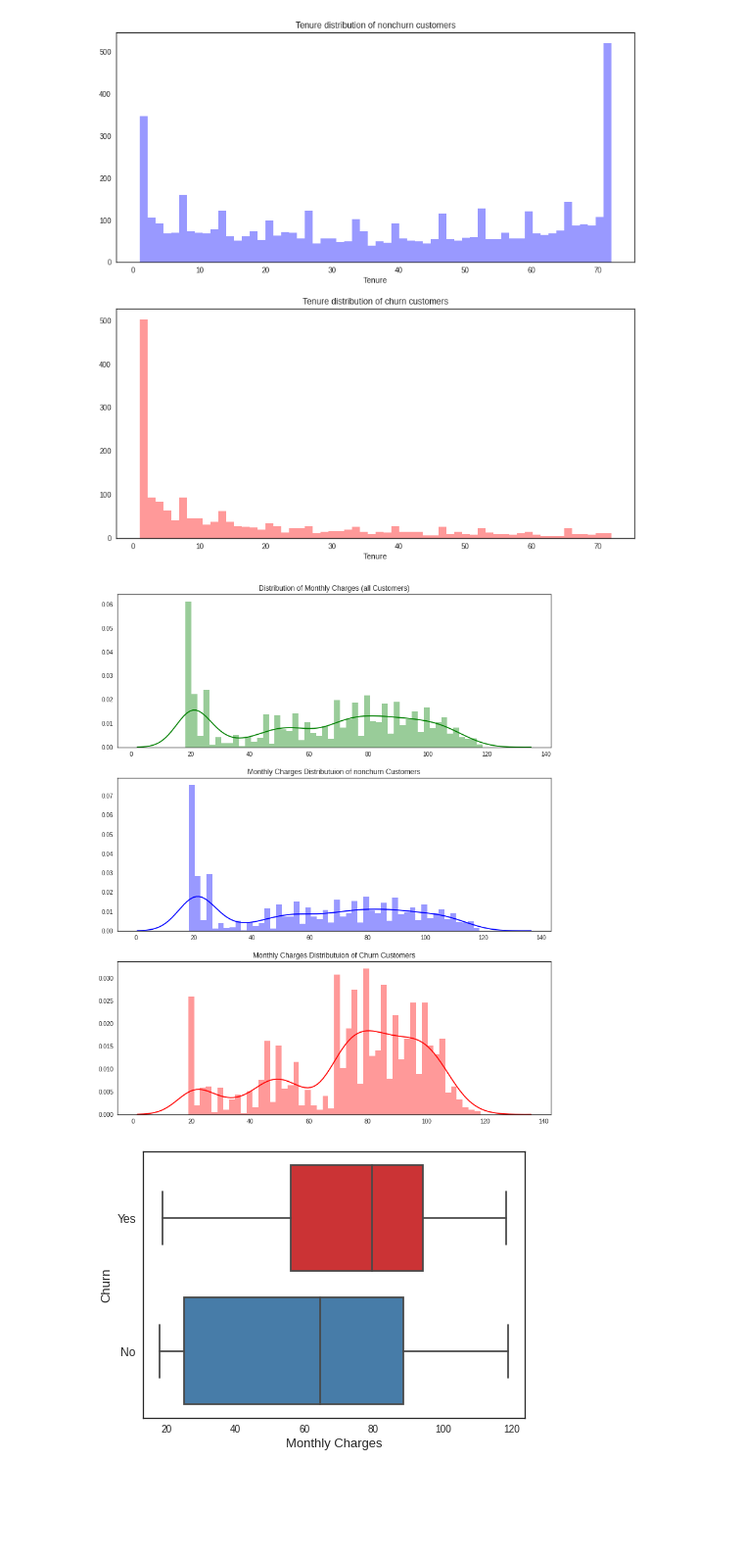
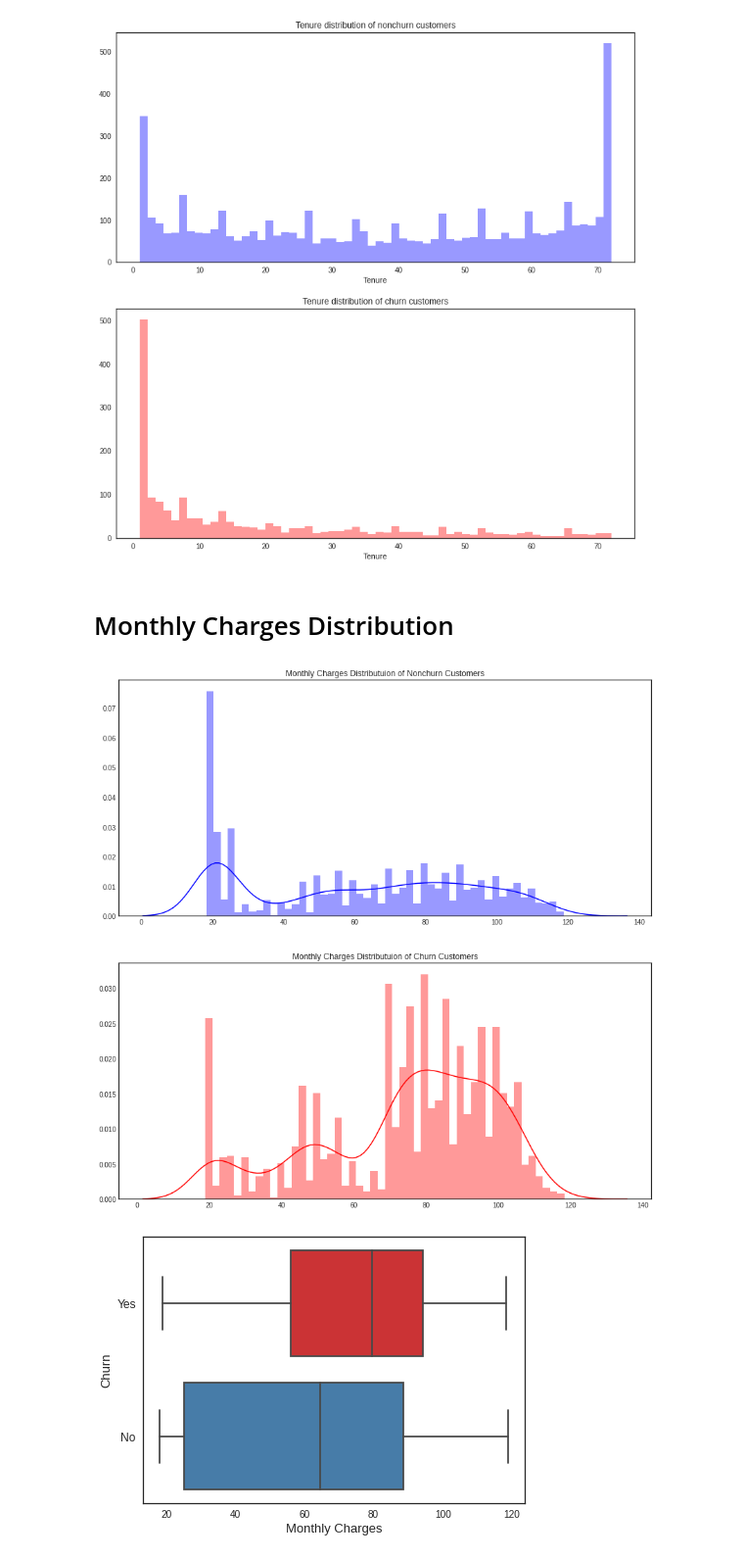
Before and after one commit to fabioachacon/machine_learning, a Jupyter notebook: Classification/Churn_Prediction.ipynb, the cells around one changed output. Shown at 98% size. Drawn from its saved outputs; the diff is of its cells as text; code cells hidden in the pictures; blank space fills up the shorter version.

```diff
--- a/Classification/Churn_Prediction.ipynb
+++ b/Classification/Churn_Prediction.ipynb
@@ -92,7 +92,7 @@ Customer churn, also known as costumer attrition, is defined as the loss of cust
 ## Loading the Data
 # %%
 pconn = ibm_db_dbi.Connection(conn)
-data = pd.read_sql("SELECT * FROM TELCO_COSTUMER_CHURN", pconn)
+data = pd.read_sql("SELECT * FROM TELCO_CUSTOMER_CHURN", pconn)
 # %%
 data.head()
 # %% [output]
@@ -639,26 +643,25 @@ plt.xlabel("Tenure")
 plt.show()
 # %% [output]
 [figure]
+# %% [markdown]
+# Monthly Charges Distribution
 # %%
 df_charge_nonchurn = data[["MonthlyCharges", 'Churn']].query("Churn=='No'")[['MonthlyCharges']]
 df_charge_churn = data[["MonthlyCharges", 'Churn']].query("Churn=='Yes'")[['MonthlyCharges']]
 
-plt.figure(figsize=(13, 16))
-plt.subplot(311)
-sns.distplot(data["MonthlyCharges"].values, bins=50, kde=True, color='green')
-plt.title("Distribution of Monthly Charges (all Customers)")
+plt.figure(figsize=(14, 14))
 
-plt.subplot(312)
+plt.subplot(211)
 sns.distplot(df_charge_nonchurn , bins=50, kde=True, color='blue')
-plt.title("Monthly Charges Distributuion of nonchurn Customers")
+plt.title("Monthly Charges Distributuion of Nonchurn Customers")
 
-plt.subplot(313)
+plt.subplot(212)
 sns.distplot(df_charge_churn , bins=50, kde=True, color='red')
 plt.title("Monthly Charges Distributuion of Churn Customers")
 
 plt.show()
 # %% [output]
-[figure, old version]
+[figure, new version]
 # %%
 plt.figure(figsize=(7, 5))
 sns.boxplot(x='MonthlyCharges', y='Churn', data=data, order=["Yes", "No"], palette="Set1")
```
Also changed, not shown: parts of 7 cells of this notebook.
